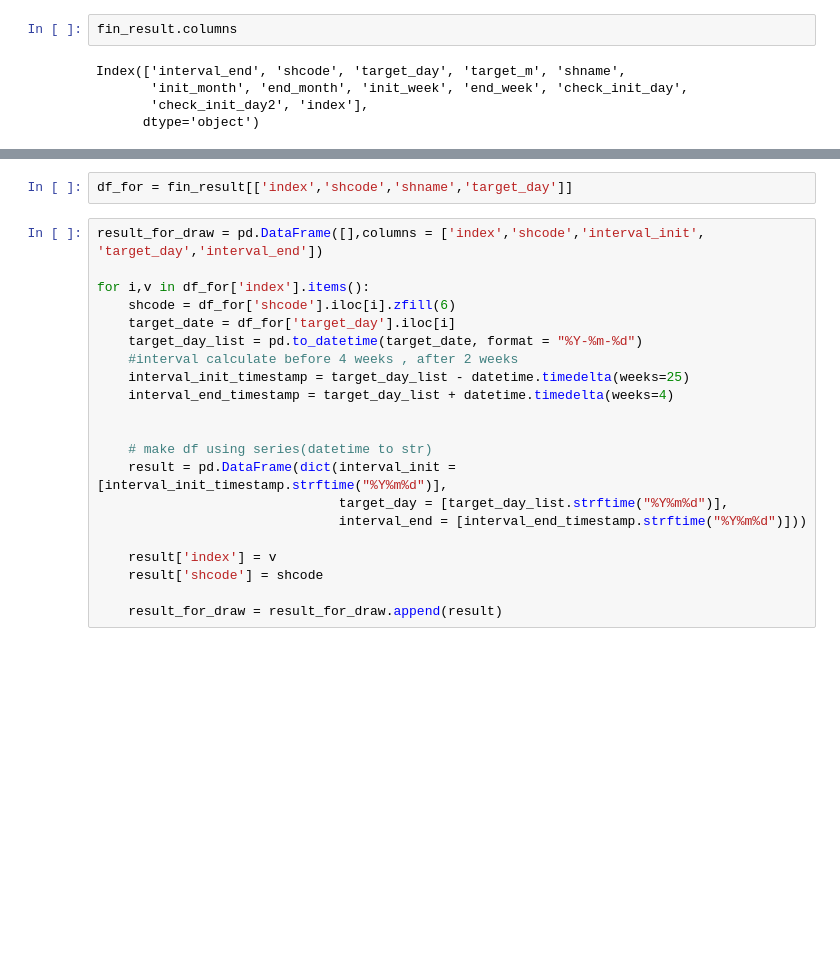
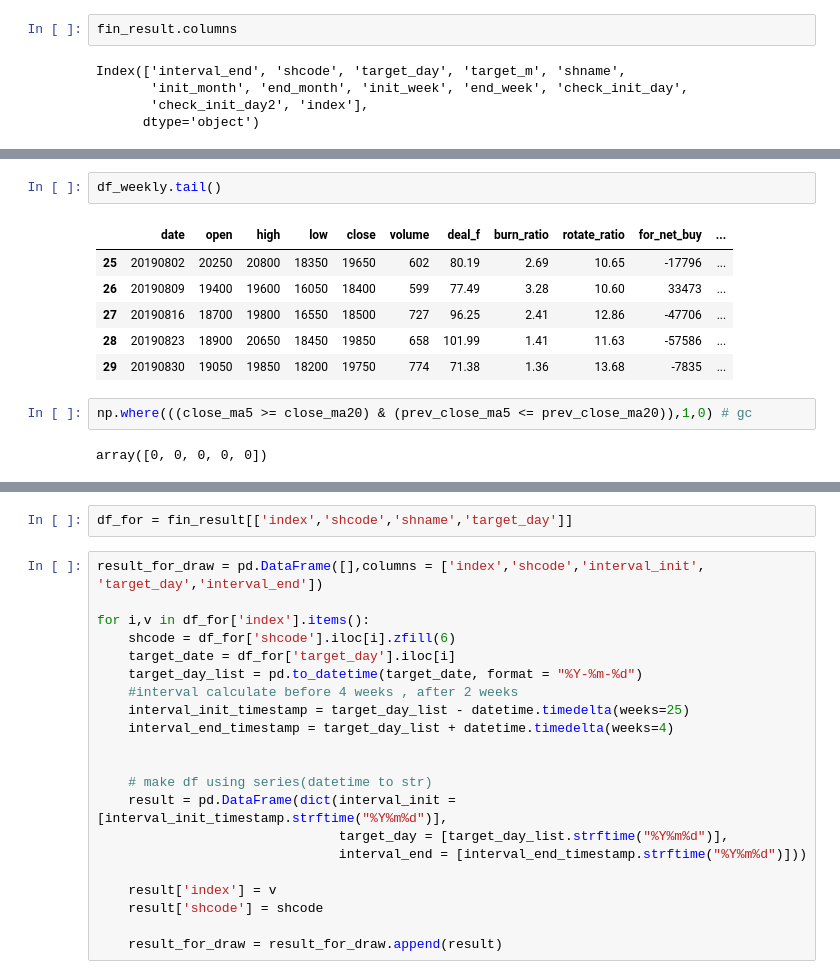
Before and after one commit to KIMJUNYOUNG0125/Strategy, a Jupyter notebook: 02-3.monitor_shcode_bf_target_day_v2.ipynb, the cells around one changed output, grey strips where cells are left out. Saved outputs shown, nothing was run; the diff lists cells and outputs as text; blank space fills up the shorter version.

```diff
--- a/02-3.monitor_shcode_bf_target_day_v2.ipynb
+++ b/02-3.monitor_shcode_bf_target_day_v2.ipynb
@@ -93,0 +155,13 @@ Index(['interval_end', 'shcode', 'target_day', 'target_m', 'shname',
+# %%
+df_weekly.tail()
+# %% [output]
+|  | date | open | high | low | close | volume | deal_f | burn_ratio | rotate_ratio | for_net_buy | ... |
+| 25 | 20190802 | 20250 | 20800 | 18350 | 19650 | 602 | 80.19 | 2.69 | 10.65 | -17796 | ... |
+| 26 | 20190809 | 19400 | 19600 | 16050 | 18400 | 599 | 77.49 | 3.28 | 10.60 | 33473 | ... |
+| 27 | 20190816 | 18700 | 19800 | 16550 | 18500 | 727 | 96.25 | 2.41 | 12.86 | -47706 | ... |
+| 28 | 20190823 | 18900 | 20650 | 18450 | 19850 | 658 | 101.99 | 1.41 | 11.63 | -57586 | ... |
+| 29 | 20190830 | 19050 | 19850 | 18200 | 19750 | 774 | 71.38 | 1.36 | 13.68 | -7835 | ... |
+# %%
+np.where(((close_ma5 >= close_ma20) & (prev_close_ma5 <= prev_close_ma20)),1,0) # gc
+# %% [output]
+array([0, 0, 0, 0, 0])
```
Also changed, not shown: parts of 9 cells of this notebook, 2 other files.
